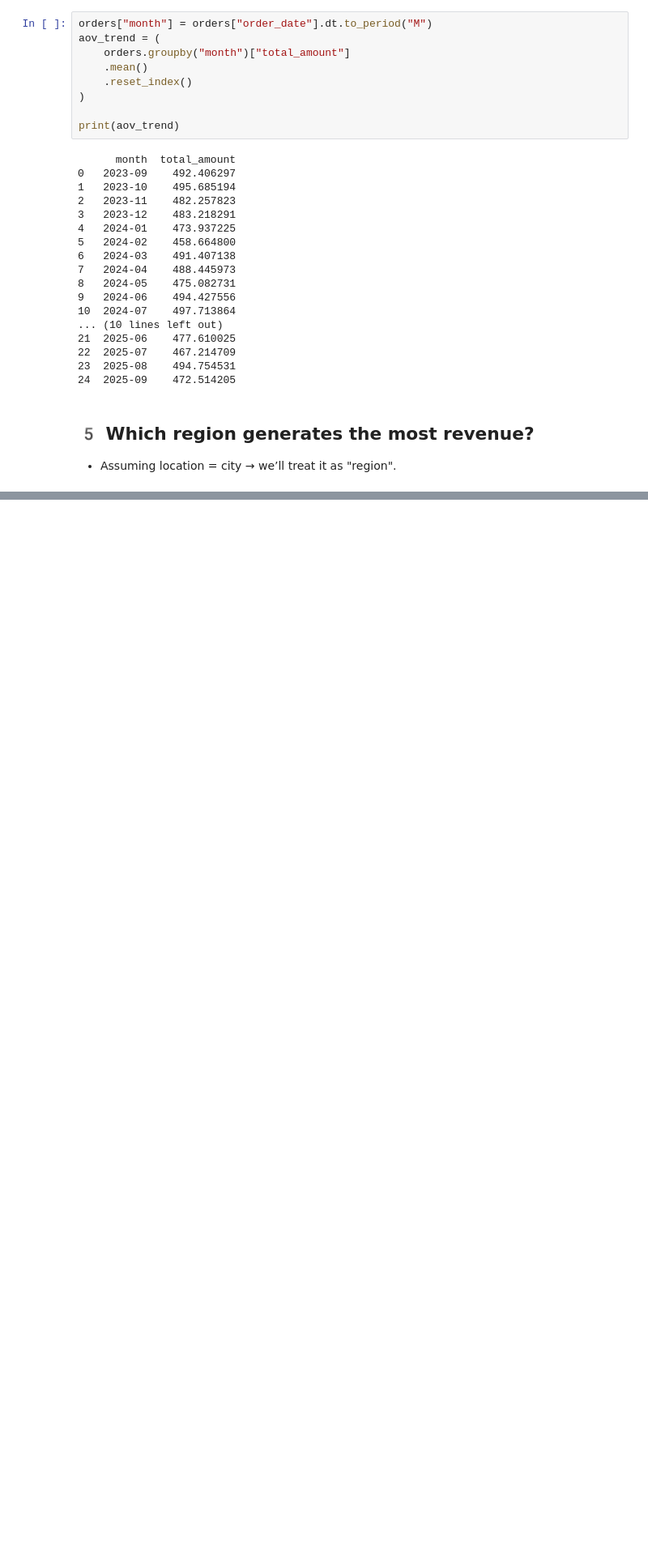
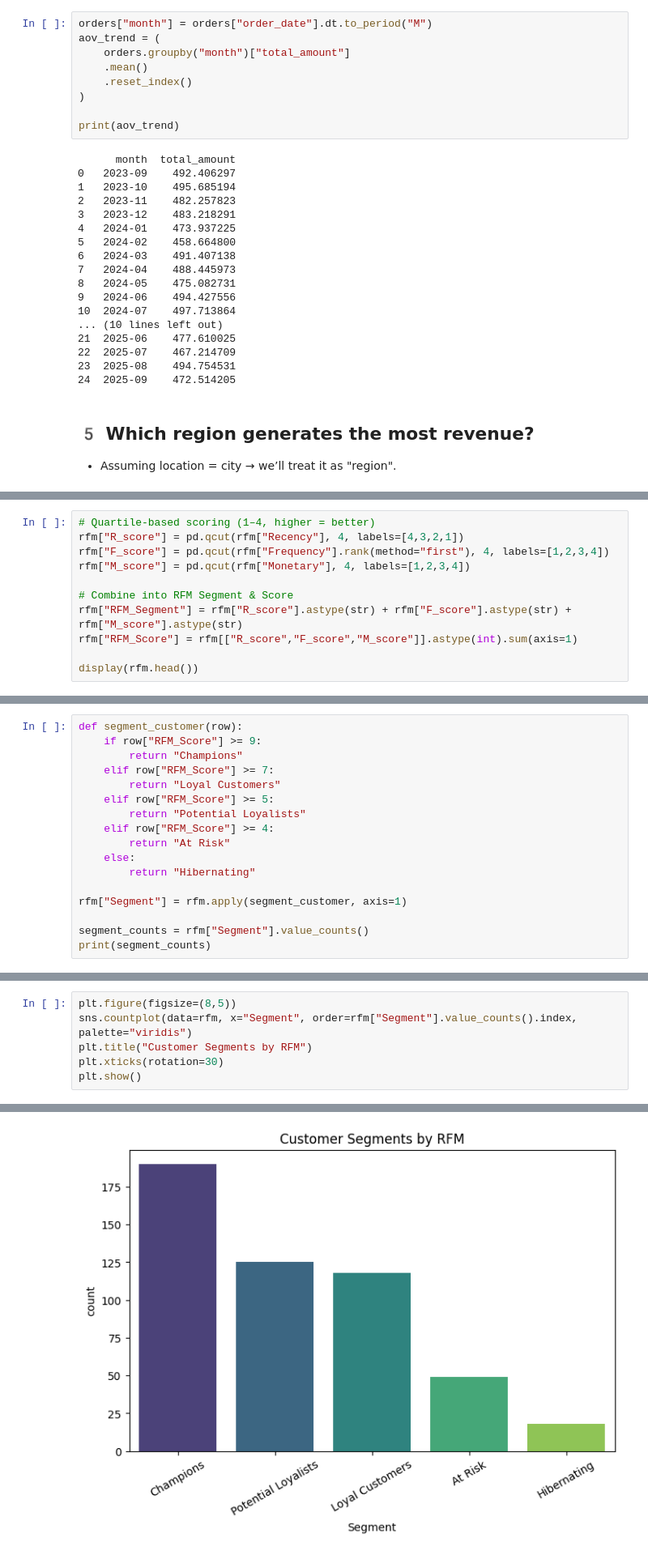
Before and after one commit to Kamal2131/ecomm-dataset, a Jupyter notebook: ecomm.ipynb, the cells around one changed output, grey strips where cells are left out. Shown at 81% size. Saved outputs shown, nothing was run; the diff lists cells and outputs as text; blank space fills up the shorter version.

```diff
--- a/ecomm.ipynb
+++ b/ecomm.ipynb
@@ -374,0 +407,11 @@ plt.show()
+# %%
+# Quartile-based scoring (1–4, higher = better)
+rfm["R_score"] = pd.qcut(rfm["Recency"], 4, labels=[4,3,2,1])
+rfm["F_score"] = pd.qcut(rfm["Frequency"].rank(method="first"), 4, labels=[1,2,3,4])
+rfm["M_score"] = pd.qcut(rfm["Monetary"], 4, labels=[1,2,3,4])
+
+# Combine into RFM Segment & Score
+rfm["RFM_Segment"] = rfm["R_score"].astype(str) + rfm["F_score"].astype(str) + rfm["M_score"].astype(str)
+rfm["RFM_Score"] = rfm[["R_score","F_score","M_score"]].astype(int).sum(axis=1)
+
+display(rfm.head())
@@ -374,0 +427,17 @@ plt.show()
+# %%
+def segment_customer(row):
+    if row["RFM_Score"] >= 9:
+        return "Champions"
+    elif row["RFM_Score"] >= 7:
+        return "Loyal Customers"
+    elif row["RFM_Score"] >= 5:
+        return "Potential Loyalists"
+    elif row["RFM_Score"] >= 4:
+        return "At Risk"
+    else:
+        return "Hibernating"
+
+rfm["Segment"] = rfm.apply(segment_customer, axis=1)
+
+segment_counts = rfm["Segment"].value_counts()
+print(segment_counts)
@@ -374,0 +454,7 @@ plt.show()
+# %%
+plt.figure(figsize=(8,5))
+sns.countplot(data=rfm, x="Segment", order=rfm["Segment"].value_counts().index, palette="viridis")
+plt.title("Customer Segments by RFM")
+plt.xticks(rotation=30)
+plt.show()
+# %% [output]
@@ -374,0 +464 @@ plt.show()
+[figure, added]
```
Also changed, not shown: parts of 17 cells of this notebook, 6 other files.
